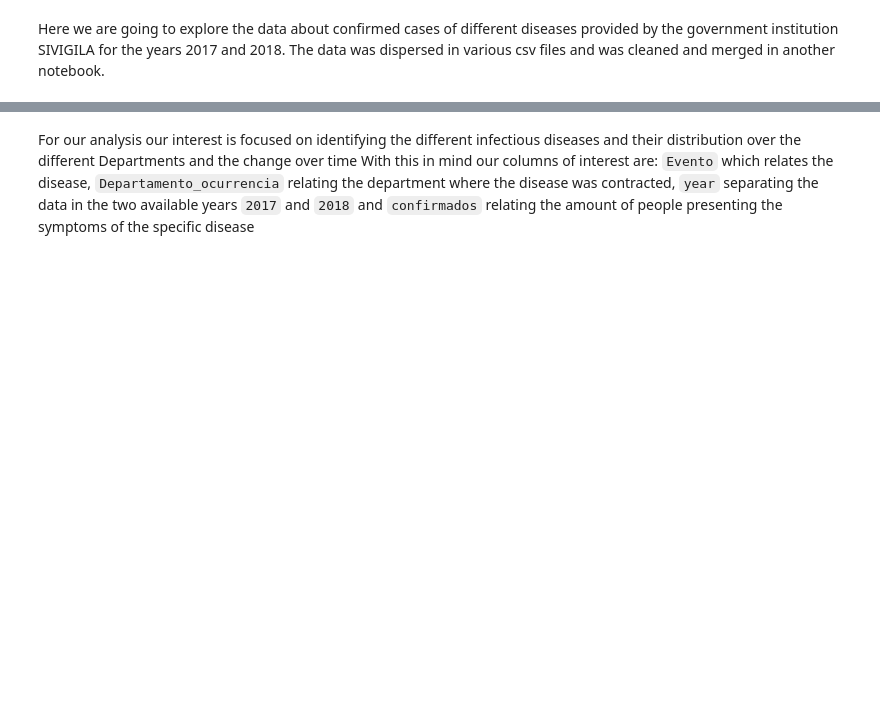
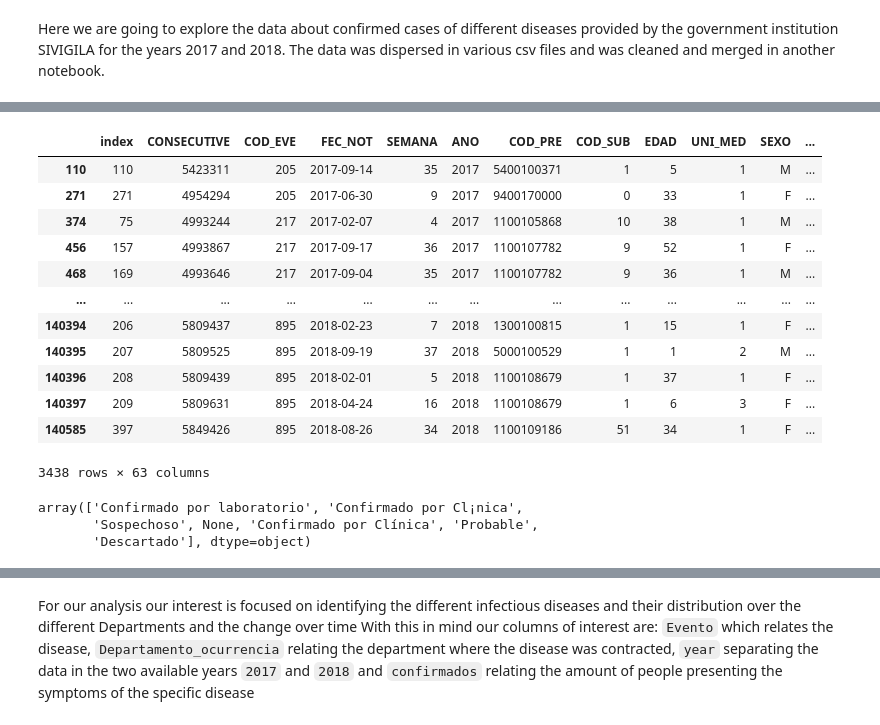
Before and after one commit to Santivg/DS4A-Team14, a Jupyter notebook: notebooks/EDA_sivigila.ipynb, the cells around one changed output, grey strips where cells are left out. Saved outputs shown, nothing was run; the diff lists cells and outputs as text; code cells hidden in the pictures; blank space fills up the shorter version.

```diff
--- a/notebooks/EDA_sivigila.ipynb
+++ b/notebooks/EDA_sivigila.ipynb
@@ -26 +27,23 @@ data
 141009 rows × 63 columns
+# %%
+data[data.Departamento_ocurrencia== 'EXTERIOR']
+# %% [output]
+|  | index | CONSECUTIVE | COD_EVE | FEC_NOT | SEMANA | ANO | COD_PRE | COD_SUB | EDAD | UNI_MED | SEXO | ... |
+| 110 | 110 | 5423311 | 205 | 2017-09-14 | 35 | 2017 | 5400100371 | 1 | 5 | 1 | M | ... |
+| 271 | 271 | 4954294 | 205 | 2017-06-30 | 9 | 2017 | 9400170000 | 0 | 33 | 1 | F | ... |
+| 374 | 75 | 4993244 | 217 | 2017-02-07 | 4 | 2017 | 1100105868 | 10 | 38 | 1 | M | ... |
+| 456 | 157 | 4993867 | 217 | 2017-09-17 | 36 | 2017 | 1100107782 | 9 | 52 | 1 | F | ... |
+| 468 | 169 | 4993646 | 217 | 2017-09-04 | 35 | 2017 | 1100107782 | 9 | 36 | 1 | M | ... |
+| ... | ... | ... | ... | ... | ... | ... | ... | ... | ... | ... | ... | ... |
+| 140394 | 206 | 5809437 | 895 | 2018-02-23 | 7 | 2018 | 1300100815 | 1 | 15 | 1 | F | ... |
+| 140395 | 207 | 5809525 | 895 | 2018-09-19 | 37 | 2018 | 5000100529 | 1 | 1 | 2 | M | ... |
+| 140396 | 208 | 5809439 | 895 | 2018-02-01 | 5 | 2018 | 1100108679 | 1 | 37 | 1 | F | ... |
+| 140397 | 209 | 5809631 | 895 | 2018-04-24 | 16 | 2018 | 1100108679 | 1 | 6 | 3 | F | ... |
+| 140585 | 397 | 5849426 | 895 | 2018-08-26 | 34 | 2018 | 1100109186 | 51 | 34 | 1 | F | ... |
+3438 rows × 63 columns
+# %%
+data.nom_est_f_caso.unique()
+# %% [output]
+array(['Confirmado por laboratorio', 'Confirmado por Cl¡nica',
+       'Sospechoso', None, 'Confirmado por Clínica', 'Probable',
+       'Descartado'], dtype=object)
```
Also changed, not shown: parts of 12 cells of this notebook, 1 other file.
